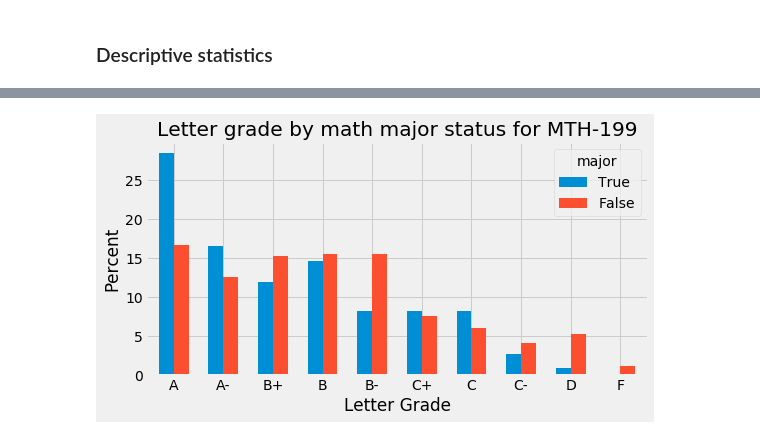
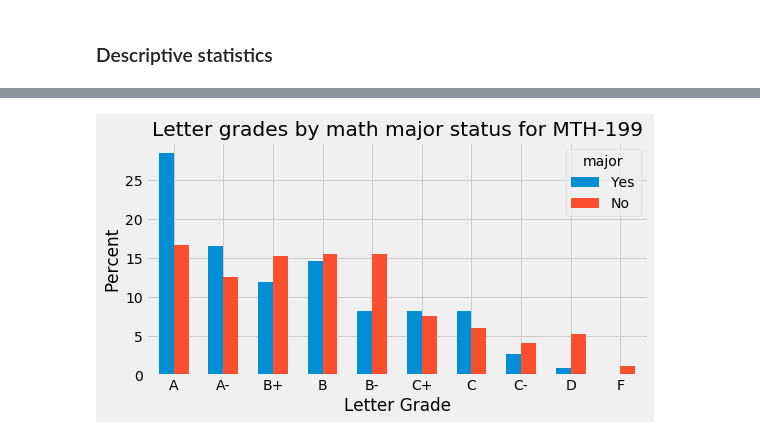
Before and after one commit to pmgasper/union_students, a Jupyter notebook: nb06_nonmajordata.ipynb, the cells around one changed output, grey strips where cells are left out. Saved outputs shown, nothing was run; the diff lists cells and outputs as text; code cells hidden in the pictures.

```diff
--- a/nb06_nonmajordata.ipynb
+++ b/nb06_nonmajordata.ipynb
@@ -166,18 +214,19 @@ plt.show()
 # %%
-# Letter grade by major vs. non-major as percentage of grades from the
+# Letter grades by major vs. non-major as percentage of grades from the
 # corresponding category
 (grades
  .drop(grades.loc[(grades.grade == 'P') | (grades.course != 'MTH-199')].index)
  .pivot_table('id', 'major', 'grade', aggfunc=len)
+ .rename({True:'Yes', False:'No'})
  .fillna(0)
  .sort_index(ascending=False)
  .reindex(columns=uc.grade_rank, fill_value=0.0)
  .apply(lambda srs: srs / sum(srs) * 100, axis=1)).T.plot.bar(figsize=(8, 4),
                                                               width=0.6)
-plt.title('Letter grade by math major status for MTH-199')
+plt.title('Letter grades by math major status for MTH-199')
 plt.xticks(rotation=0)
 plt.ylabel('Percent')
 plt.xlabel('Letter Grade')
 plt.show()
 # %% [output]
-[figure, old version]
+[figure, new version]
```
Also changed, not shown: parts of 13 cells of this notebook.
